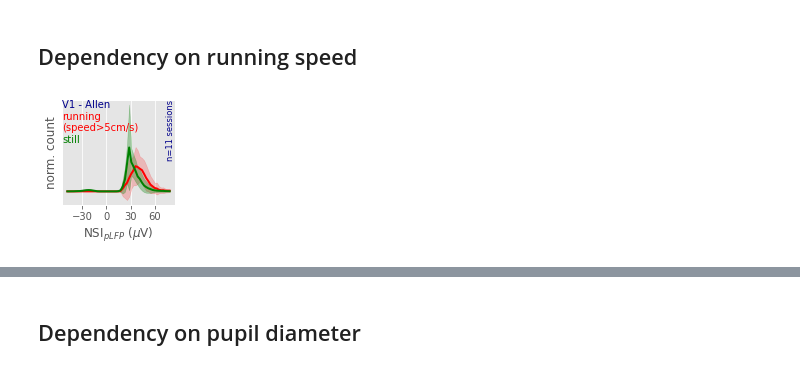
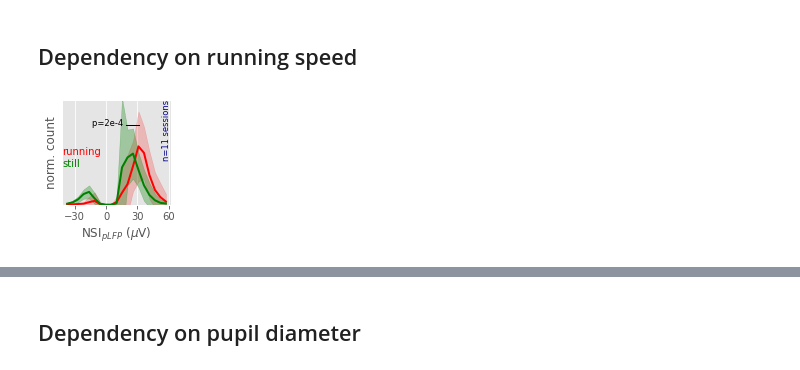
Before and after one commit to yzerlaut/Network_State_Index, a Jupyter notebook: demo/Allen-Neuropixels-dataset.ipynb, the cells around one changed output, grey strips where cells are left out. Drawn from its saved outputs; the diff is of its cells as text; code cells hidden in the pictures.

```diff
--- a/demo/Allen-Neuropixels-dataset.ipynb
+++ b/demo/Allen-Neuropixels-dataset.ipynb
@@ -495,7 +495,7 @@ DATA = []
 for i in range(len(sessions)):
     data = Data(session_index=i, reduced=True)
     data.compute_NSI(quantity='pLFP',
-                     alpha=2.85,
+                     alpha=3.07,
                      p0_percentile=1,
                      verbose=False)
     data.validate_NSI(quantity='pLFP', verbose=False)
@@ -505,7 +505,7 @@ for i in range(len(sessions)):
                      verbose=False)
     DATA.append(data)
 # %%
-NSI_bins = np.linspace(-50, 80, 50)
+NSI_bins = np.linspace(-50, 80, 100)
 NSI_hist = np.zeros((len(sessions), len(NSI_bins)-1))
 for i, data in enumerate(DATA):
     NSI_hist[i,:] = np.histogram(data.pLFP_vNSI, bins=NSI_bins, density=True)[0]
@@ -584,9 +584,8 @@ else:
 # %% [markdown]
 ## Studying the population rate correlate of NSI$_{pLFP}$-based network states
 # %%
-NSI_bins_neg = np.linspace(-30, 0, 15)
-NSI_bins_pos = np.linspace(0, 60, 20)
-Nmin_episode = 5 # a minimum episode condition for each level (to get a meaningful average)
+NSI_bins_neg = np.linspace(-40, 0, 15)
+NSI_bins_pos = np.linspace(0, 50, 20)
 
 delta_env_rhythmic = np.zeros((len(sessions), len(NSI_bins_neg)))
 std_delta_env_rhythmic = np.zeros((len(sessions), len(NSI_bins_neg)))
@@ -600,7 +599,7 @@ for i, data in enumerate(DATA):
     rhythmic_cond_validated = data.i_pLFP_vNSI & (data.pLFP_NSI<0)
     indices = np.digitize(data.pLFP_NSI[rhythmic_cond_validated], bins=NSI_bins_neg)
     for k in range(len(NSI_bins_neg)):
-        if np.sum(indices==k)>=Nmin_episode:
+        if np.sum(indices==k)>0:
             delta_env_rhythmic[i,k] = np.mean(pop_act_low_freq_env[rhythmic_cond_validated][indices==k])
             std_delta_env_rhythmic[i,k] = np.std(pop_act_low_freq_env[rhythmic_cond_validated][indices==k])
         else:
@@ -612,7 +611,7 @@ for i, data in enumerate(DATA):
     pop_act_mean = resample_trace(data.t_pop_act, data.pop_act_sliding_mean, data.t_pLFP)
     indices = np.digitize(data.pLFP_NSI[nonrhythmic_cond_validated], bins=NSI_bins_pos)
     for k in range(len(NSI_bins_pos)):
-        if np.sum(indices==k)>=Nmin_episode:
+        if np.sum(indices==k)>0:
             mean_level_nonrhythmic[i,k] = np.mean(pop_act_mean[nonrhythmic_cond_validated][indices==k])
             std_level_nonrhythmic[i,k] = np.std(pop_act_mean[nonrhythmic_cond_validated][indices==k])
         else:
@@ -890,11 +889,13 @@ print('-- set of indices matching conditions: \n ', indices[times>t0][:10])
 # %% [markdown]
 ## Dependency on running speed
 # %%
+from scipy.stats import ttest_rel
 running_speed_threshold = 5 # cm/s
 
-NSI_bins = np.linspace(-50, 80, 50)
+NSI_bins = np.linspace(-40, 60, 20)
 NSI_hist_running = np.zeros((len(sessions), len(NSI_bins)-1))
 NSI_hist_still = np.zeros((len(sessions), len(NSI_bins)-1))
+run, still = [], []
 for i, data in enumerate(DATA):
     # we need to resample running speed to map them on validated episodes
     running_speed_resampled = resample_trace(data.t_running_speed,
@@ -903,23 +904,28 @@ for i, data in enumerate(DATA):
     NSI_hist_running[i,:] = np.histogram(data.pLFP_vNSI[running_cond], bins=NSI_bins, density=True)[0]
     still_cond = (np.abs(running_speed_resampled[data.i_pLFP_vNSI])<running_speed_threshold)
     NSI_hist_still[i,:] = np.histogram(data.pLFP_vNSI[still_cond], bins=NSI_bins, density=True)[0]
+    run.append(np.mean(data.pLFP_vNSI[running_cond]))
+    still.append(np.mean(data.pLFP_vNSI[still_cond]))
 # %%
 fig, ax = plt.subplots(1, figsize=(2.1,2.3))
 x = .5*(NSI_bins[1:]+NSI_bins[:-1])
-ax.annotate('V1 - Allen', (0,1), xycoords='axes fraction', color='darkblue', va='top')
-ax.annotate('\nrunning\n(speed>5cm/s)', (0,1), xycoords='axes fraction', color='red', va='top')
-ax.annotate('\n\n\nstill', (0,1), xycoords='axes fraction', color='green', va='top')
+#ax.annotate('V1 - Allen', (0,1), xycoords='axes fraction', color='darkblue', va='top')
+#ax.annotate('(speed>%icm/s)' % running_speed_threshold, (0,1), xycoords='axes fraction', color='red', va='top')
+ax.annotate('running', (0,.55), xycoords='axes fraction', color='red', va='top')
+ax.annotate('\nstill', (0,.55), xycoords='axes fraction', color='green', va='top')
 ax.annotate('n=11 sessions', (1,1), xycoords='axes fraction', color='darkblue', va='top', ha='right', rotation=90, size='small')
-#ax.plot(x, NSI_hist.mean(axis=0), '-', color='darkblue')
 ax.plot(x, NSI_hist_running.mean(axis=0), '-', color='red', lw=2)
 ax.plot(x, NSI_hist_still.mean(axis=0), '-', color='green', lw=2)
 ax.fill_between(x, NSI_hist_running.mean(axis=0)-NSI_hist_running.std(axis=0), NSI_hist_running.mean(axis=0)+NSI_hist_running.std(axis=0), color='red', alpha=.2)
 ax.fill_between(x, NSI_hist_still.mean(axis=0)-NSI_hist_still.std(axis=0), NSI_hist_still.mean(axis=0)+NSI_hist_still.std(axis=0), color='green', alpha=.3)
+ax.plot([ np.mean(still), np.mean(run)], np.ones(2)*.7*ax.get_ylim()[1], '-', color='k', lw=1)
+ax.annotate(str('p=%.0e '%ttest_rel(run, still).pvalue).replace('-0','-'), (np.mean(still), .7*ax.get_ylim()[1]), color='k', ha='right', size='small')
 ax.set_ylabel('norm. count')
 ax.set_yticks([])
 ax.set_xlabel('NSI$_{pLFP}$ ($\mu$V)')
 ax.set_xticks([-30,0,30,60])
+ax.set_ylim([0, 0.08])
 plt.tight_layout()
 fig.savefig('../doc/V1-NSI-hist-run-still.svg')
 # %% [output]
-[figure, old version]
+[figure, new version]
```
Also changed, not shown: parts of 18 cells of this notebook, 1 other file.
